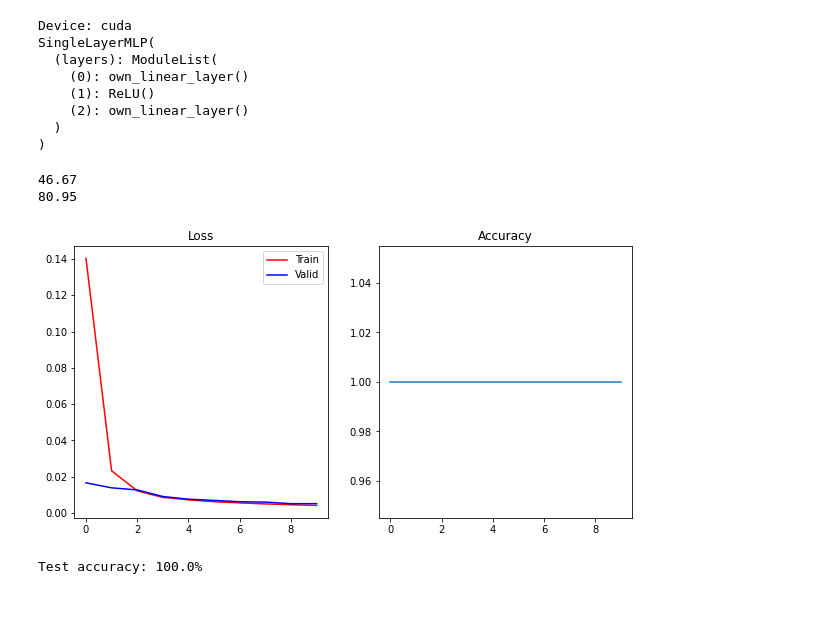
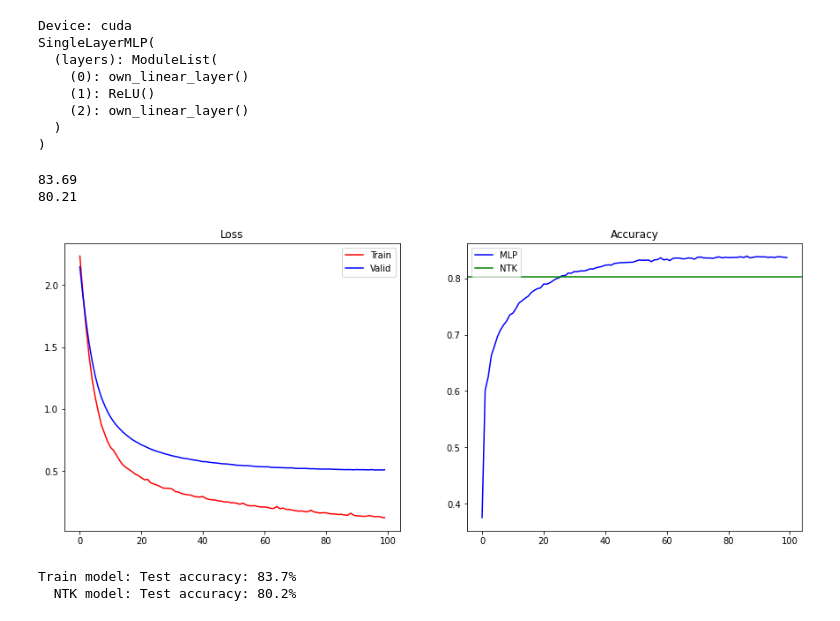
Before and after one commit to RaixSplitter/02456-deep-learning-project, a Jupyter notebook: src/code.ipynb, the cells around one changed output. Saved outputs shown, nothing was run; the diff lists cells and outputs as text; code cells hidden in the pictures.

Commit message:
Updated values, plots

```diff
--- a/src/code.ipynb
+++ b/src/code.ipynb
@@ -19,11 +19,16 @@ from sklearn import metrics
 def accuracy(target, pred):
     return metrics.accuracy_score(target.detach().cpu().numpy(), pred.detach().cpu().numpy())
 
-def compute_confusion_matrix(target, pred, normalize=None):
+def normalizing(matrix, axis):
+    axis = {'true': 1, 'pred': 0}[axis]
+    return matrix / matrix.sum(axis=axis, keepdims=True)
+
+def compute_confusion_matrix(target, pred, normalize=None, n_labels=2):
     return metrics.confusion_matrix(
         target.detach().cpu().numpy(),
         pred.detach().cpu().numpy(),
-        normalize=normalize
+        labels=list(range(n_labels)),
+        normalize=normalize,
     )
 
 def pkernel_loss(y_pred: torch.Tensor, loss: torch.nn.Module) -> torch.Tensor:
@@ -255,7 +260,7 @@ def plot_NTK_decision_boundary(model, data, noise_var: float = 0.0, ax: Optional
     assert isinstance(n_hidden, int)
     gradient_loader = data["gradient_loader"]
 
-    optimizer = torch.optim.SGD(model.parameters(), lr=0.02, momentum=0.9)
+    optimizer = torch.optim.SGD(model.parameters(), lr=0, momentum=0.9)
     kernel_model = GaussianFit(model, "cpu", noise_var=noise_var)
     kernel_model.fit(gradient_loader, optimizer, MSELoss_batch)
     plot_decision_boundary(kernel_model, data, fig, ax, title)
@@ -265,7 +270,7 @@ def NTK_model(model, data, noise_var: float = 0.0):
     gradient_loader = data["gradient_loader"]
     device          = data["device"]
     classes         = data["classes"]
-    optimizer    = torch.optim.SGD(model.parameters(), lr=0.02, momentum=0.9)
+    optimizer    = torch.optim.SGD(model.parameters(), lr=0, momentum=0.9)
     kernel_model = GaussianFit(model, classes, device, noise_var=noise_var)
     kernel_model.fit(gradient_loader, optimizer, MSELoss_batch)
     # kernel_model.fit(gradient_loader, optimizer, nn.CrossEntropyLoss(reduction="none"))
@@ -353,11 +358,11 @@ def NTK_model(model, data, noise_var: float = 0.0):
 # data
 train_set = MNIST("../../3_Feedforward_PyTorch/temp/", train=True,  download=False, transform=transforms.ToTensor())
 test_set  = MNIST("../../3_Feedforward_PyTorch/temp/", train=False, download=False, transform=transforms.ToTensor())
-batch_size = 32 # both for training and testing
+batch_size = 64 # both for training and testing
 
 # # use only 1000 train and 1000 test
 train_loader = DataLoader([(train_set.data[i].float()/255, train_set.targets[i,None]) for i in range(1000)], batch_size=batch_size, shuffle=True,  num_workers=0, drop_last=False)
-test_loader  = DataLoader([( test_set.data[i].float()/255,  test_set.targets[i,None]) for i in range(1000)], batch_size=batch_size, shuffle=False, num_workers=0, drop_last=True)
+test_loader  = DataLoader([( test_set.data[i].float()/255,  test_set.targets[i,None]) for i in range(5000)], batch_size=batch_size, shuffle=False, num_workers=0, drop_last=True)
 
 #--- Limit for testing ---
 # train_label_size = 600
@@ -475,8 +480,8 @@ for i in (pbar := tqdm(range(epochs))):
         optimizer.zero_grad()
 
         output = train_model(inputs)
-        # loss = CELoss(output, targets[:,-1])
-        loss = ((output - nn.functional.one_hot(targets[:,-1],classes).float())**2).mean() / 2
+        loss = CELoss(output, targets[:,-1])
+        # loss = ((output - f_one_hot(targets[:,-1],classes).float())**2).mean() / 2
 
         loss.backward()
         optimizer.step()
@@ -494,8 +499,8 @@ for i in (pbar := tqdm(range(epochs))):
             inputs, targets = inputs.to(device), targets.to(device)
             output = train_model(inputs)
 
-            # loss        = CELoss(output, targets[:,-1])
-            loss = ((output - nn.functional.one_hot(targets[:,-1],classes).float())**2).mean() / 2
+            loss        = CELoss(output, targets[:,-1])
+            # loss = ((output - f_one_hot(targets[:,-1],classes).float())**2).mean() / 2
             predictions = output.max(1)[1]
 
             # Multiply by len(x) because the final batch of DataLoader may be smaller (drop_last=False).
@@ -518,28 +523,31 @@ for inputs, targets in test_loader:
     output = kernel_model.forward(inputs)
 
     predictions = output.max(1)[1]
-
     NTK_valid_acc_batches.append(accuracy(targets, predictions))
 
+
 print(round(np.mean(NTK_valid_acc_batches)*100,2))
 # %% [output]
-46.67
-80.95
+83.69
+80.21
 # %%
-fig,ax = plt.subplots(1,2,figsize=(10,5))
+fig,ax = plt.subplots(1,2,figsize=(15,6))
 
 ax[0].plot(train_loss, c="red" , label="Train")
 ax[0].plot(valid_loss, c="blue", label="Valid")
 ax[0].set_title("Loss")
 ax[0].legend()
 
-ax[1].plot(valid_acc)
+ax[1].plot(valid_acc, c="blue", label="MLP")
+ax[1].axhline(np.mean(NTK_valid_acc_batches), c="green", label="NTK")
 ax[1].set_title("Accuracy")
+ax[1].legend()
 plt.show()
 # %% [output]
-[figure, old version]
+[figure, new version]
 # %%
-confusion_matrix = np.zeros((classes, classes))
+# train model
+train_confusion_matrix = np.zeros((classes, classes))
 with torch.no_grad():
     train_model.eval()
     test_accuracies = []
@@ -553,12 +561,35 @@ with torch.no_grad():
         # Multiply by len(inputs) because the final batch of DataLoader may be smaller (drop_last=True).
         test_accuracies.append(accuracy(targets, predictions))
 
-        confusion_matrix += compute_confusion_matrix(targets, predictions)
+        train_confusion_matrix += compute_confusion_matrix(targets, predictions,n_labels=classes)
 
     test_accuracy = np.mean(test_accuracies)
 
     train_model.train()
-print(f"Test accuracy: {test_accuracy*100:.1f}%")
+print(f"Train model: Test accuracy: {test_accuracy*100:.1f}%")
+
+# NTK model
+NTK_confusion_matrix = np.zeros((classes, classes))
+# with torch.no_grad(): # requires grad
+kernel_model.eval()
+test_accuracies = []
+for inputs, targets in test_loader:
+    inputs, targets = inputs.to(device), targets.to(device)
+    output = kernel_model(inputs)
+    loss = ((output - targets.float())**2).mean()
+
+    predictions = output.max(1)[1]
+
+    # Multiply by len(inputs) because the final batch of DataLoader may be smaller (drop_last=True).
+    test_accuracies.append(accuracy(targets, predictions))
+
+    NTK_confusion_matrix += compute_confusion_matrix(targets, predictions,n_labels=classes)
+
+test_accuracy = np.mean(test_accuracies)
+
+kernel_model.train()
+print(f"  NTK model: Test accuracy: {test_accuracy*100:.1f}%")
 # %% [output]
-Test accuracy: 100.0%
+Train model: Test accuracy: 83.7%
+  NTK model: Test accuracy: 80.2%
 # %%
```
Also changed, not shown: parts of 1 cell of this notebook.
